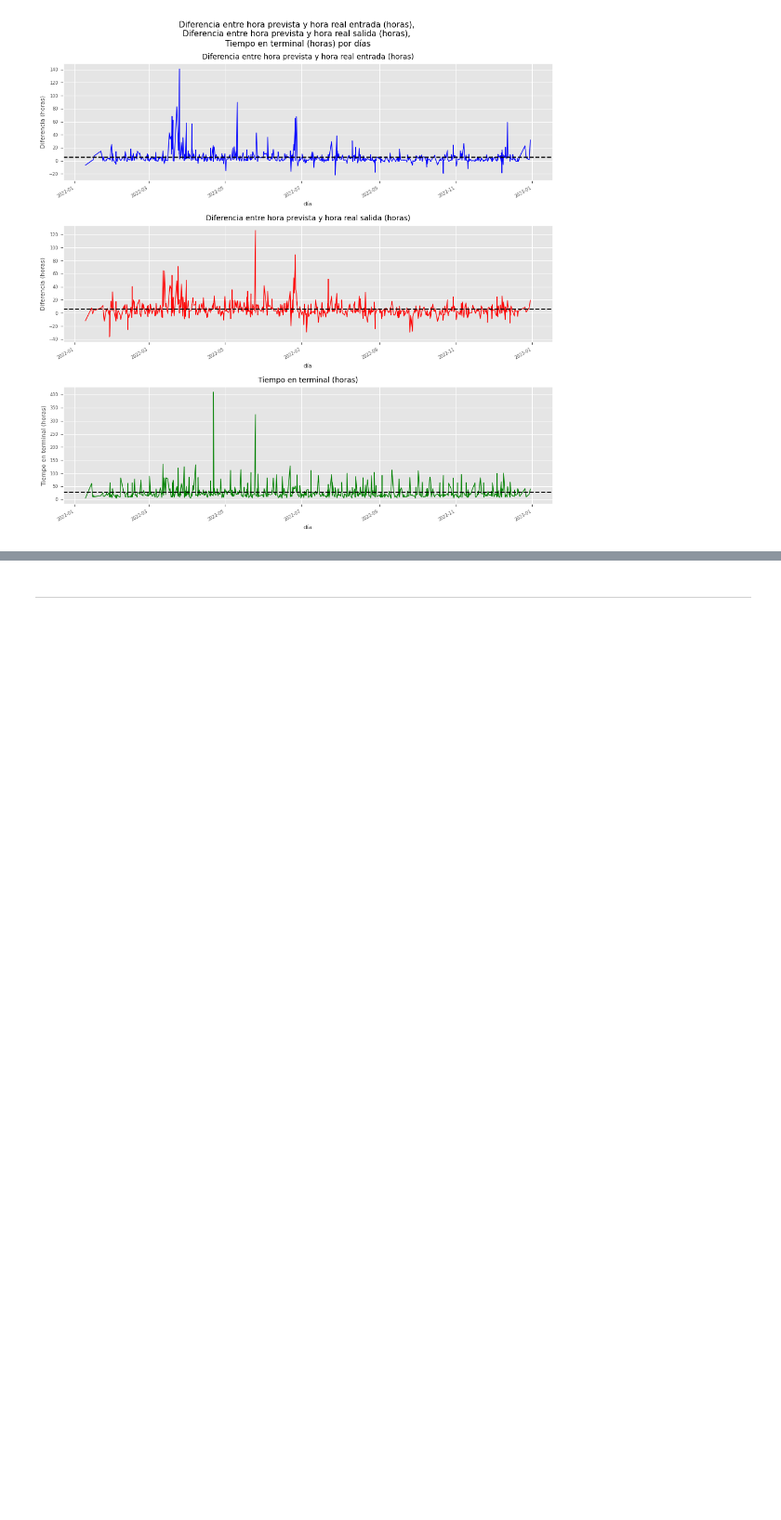
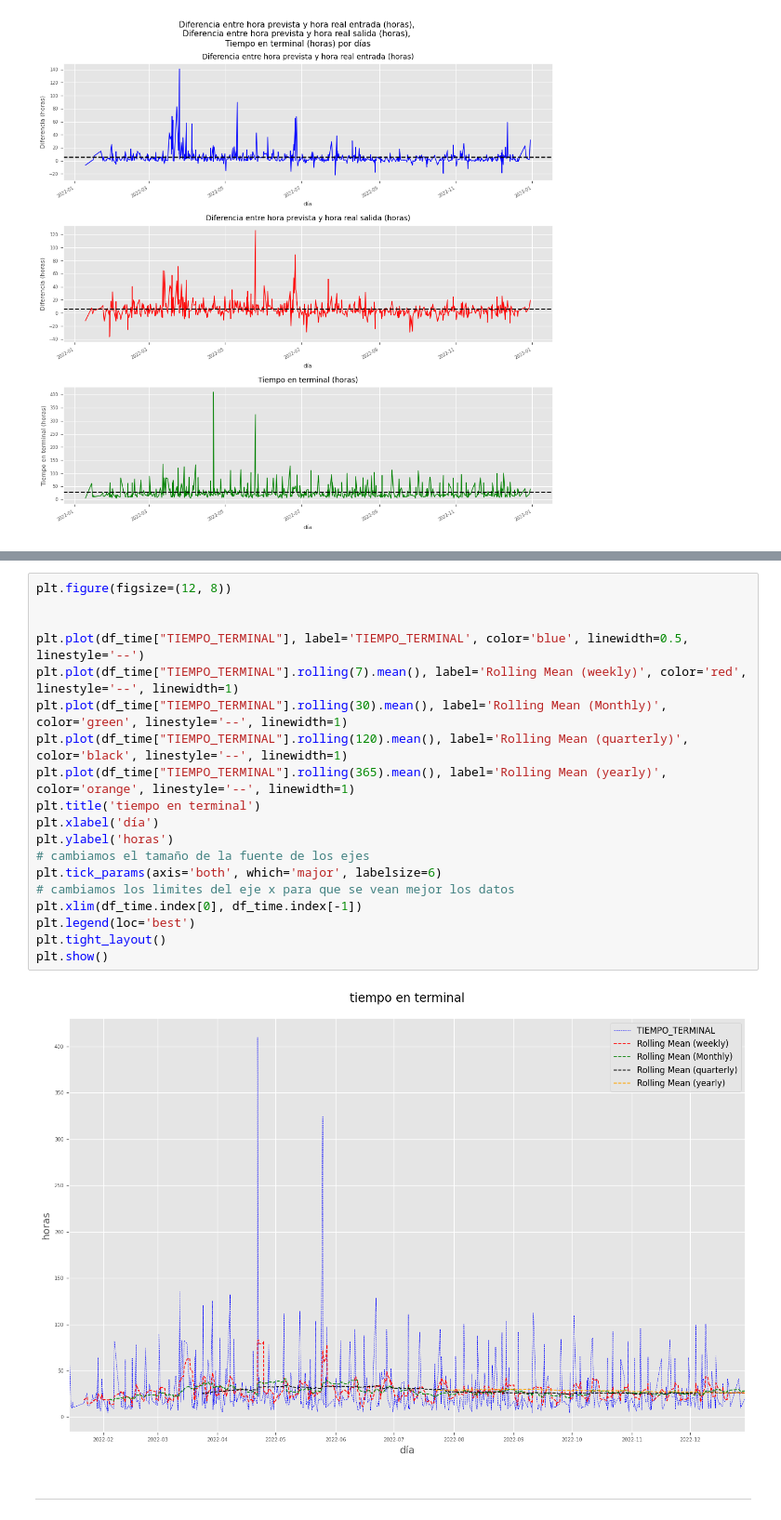
Before and after one commit to Pevicsanch/pruebas, a Jupyter notebook: analysis.ipynb, the cells around one changed output, grey strips where cells are left out. Shown at 93% size. Drawn from its saved outputs; the diff is of its cells as text; blank space fills up the shorter version.

```diff
--- a/analysis.ipynb
+++ b/analysis.ipynb
@@ -761,3 +786,24 @@ result.trend.plot()
+# %%
+plt.figure(figsize=(12, 8))
+
+
+plt.plot(df_time["TIEMPO_TERMINAL"], label='TIEMPO_TERMINAL', color='blue', linewidth=0.5, linestyle='--')
+plt.plot(df_time["TIEMPO_TERMINAL"].rolling(7).mean(), label='Rolling Mean (weekly)', color='red', linestyle='--', linewidth=1)
+plt.plot(df_time["TIEMPO_TERMINAL"].rolling(30).mean(), label='Rolling Mean (Monthly)', color='green', linestyle='--', linewidth=1)
+plt.plot(df_time["TIEMPO_TERMINAL"].rolling(120).mean(), label='Rolling Mean (quarterly)', color='black', linestyle='--', linewidth=1)
+plt.plot(df_time["TIEMPO_TERMINAL"].rolling(365).mean(), label='Rolling Mean (yearly)', color='orange', linestyle='--', linewidth=1)
+plt.title('tiempo en terminal')
+plt.xlabel('día')
+plt.ylabel('horas')
+# cambiamos el tamaño de la fuente de los ejes
+plt.tick_params(axis='both', which='major', labelsize=6)
+# cambiamos los limites del eje x para que se vean mejor los datos
+plt.xlim(df_time.index[0], df_time.index[-1])
+plt.legend(loc='best')
+plt.tight_layout()
+plt.show()
+# %% [output]
+[figure, added]
 # %% [markdown]
 ____
 # %% [markdown]
```
Also changed, not shown: parts of 8 cells of this notebook.
